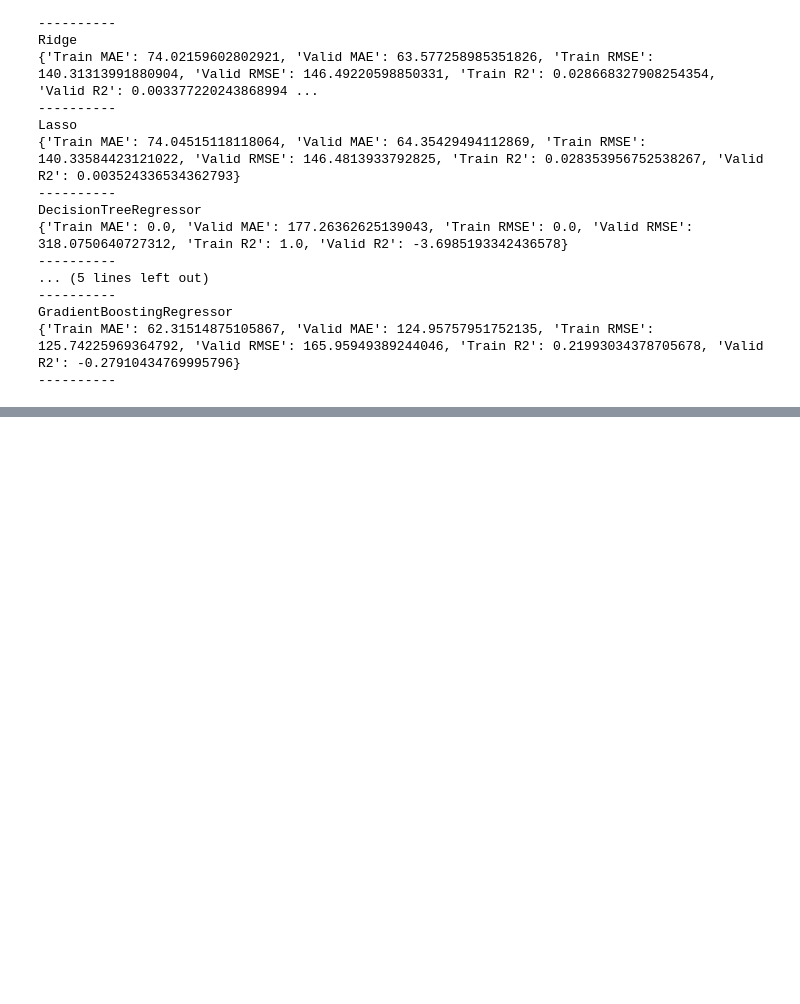
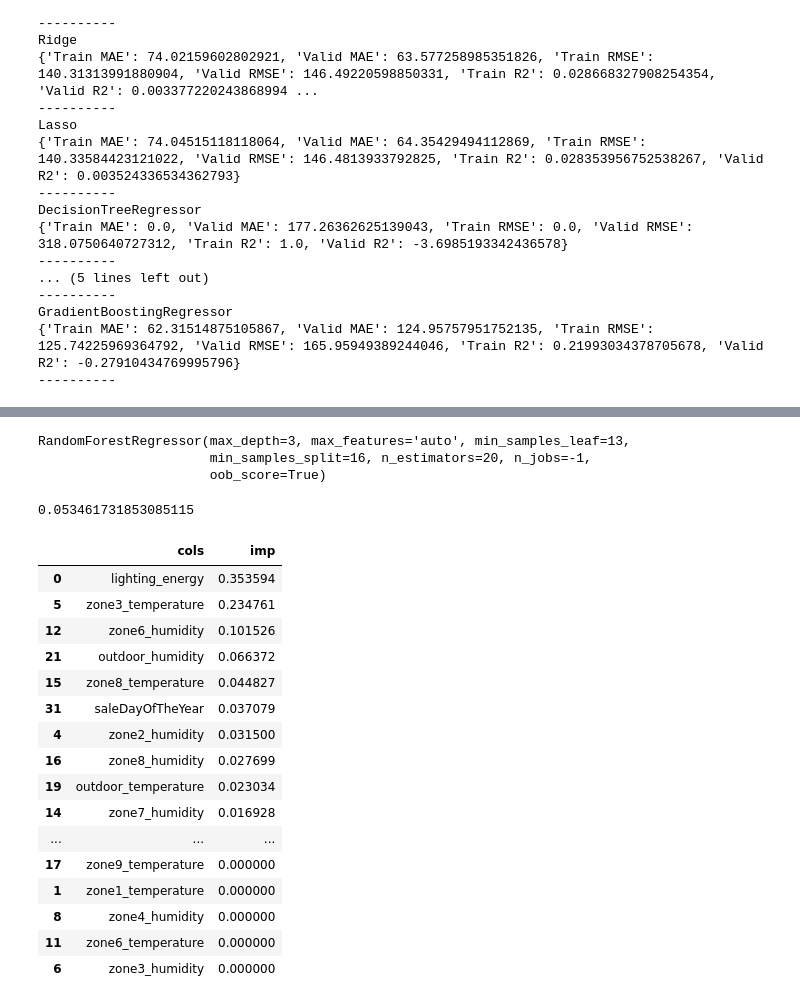
Before and after one commit to Shuraimi/DS-Intern-Assignment-Shuraim-Shafiulla-B, a Jupyter notebook: Smart Factory Energy Prediction Challenge-Final notebook.ipynb, the cells around one changed output, grey strips where cells are left out. Saved outputs shown, nothing was run; the diff lists cells and outputs as text; code cells hidden in the pictures; blank space fills up the shorter version.

```diff
--- a/Smart Factory Energy Prediction Challenge-Final notebook.ipynb
+++ b/Smart Factory Energy Prediction Challenge-Final notebook.ipynb
@@ -1703,0 +1787,17 @@ GradientBoostingRegressor
+# %%
+# train a random forest
+model_rf_2=RandomForestRegressor(n_estimators= 20,
+ min_samples_split=16,
+ min_samples_leaf=13,
+ max_features='auto',
+ max_depth= 3, n_jobs=-1,oob_score=True)
+# %%
+model_rf_2.fit(X_train,y_train)
+# %% [output]
+RandomForestRegressor(max_depth=3, max_features='auto', min_samples_leaf=13,
+                      min_samples_split=16, n_estimators=20, n_jobs=-1,
+                      oob_score=True)
+# %%
+model_rf_2.oob_score_
+# %% [output]
+0.053461731853085115
@@ -1703,0 +1811,20 @@ GradientBoostingRegressor
+# %%
+fi
+# %% [output]
+|  | cols | imp |
+| 0 | lighting_energy | 0.353594 |
+| 5 | zone3_temperature | 0.234761 |
+| 12 | zone6_humidity | 0.101526 |
+| 21 | outdoor_humidity | 0.066372 |
+| 15 | zone8_temperature | 0.044827 |
+| 31 | saleDayOfTheYear | 0.037079 |
+| 4 | zone2_humidity | 0.031500 |
+| 16 | zone8_humidity | 0.027699 |
+| 19 | outdoor_temperature | 0.023034 |
+| 14 | zone7_humidity | 0.016928 |
+| ... | ... | ... |
+| 17 | zone9_temperature | 0.000000 |
+| 1 | zone1_temperature | 0.000000 |
+| 8 | zone4_humidity | 0.000000 |
+| 11 | zone6_temperature | 0.000000 |
+| 6 | zone3_humidity | 0.000000 |
```
Also changed, not shown: parts of 67 cells of this notebook, 10 other files.
